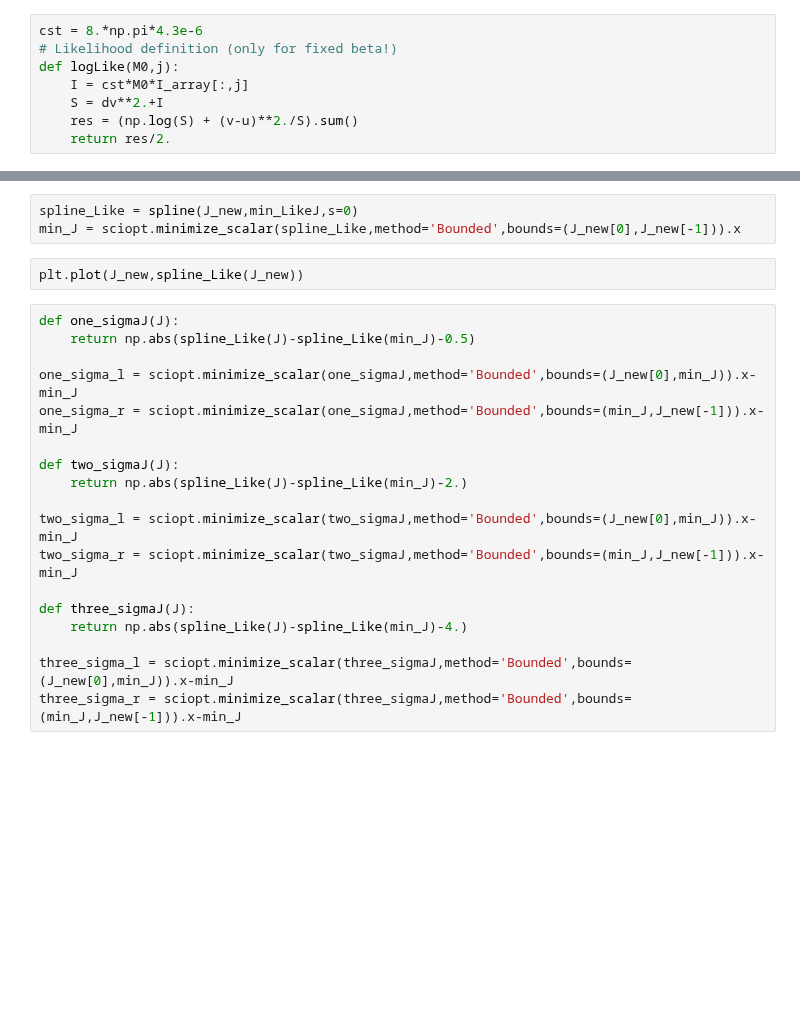
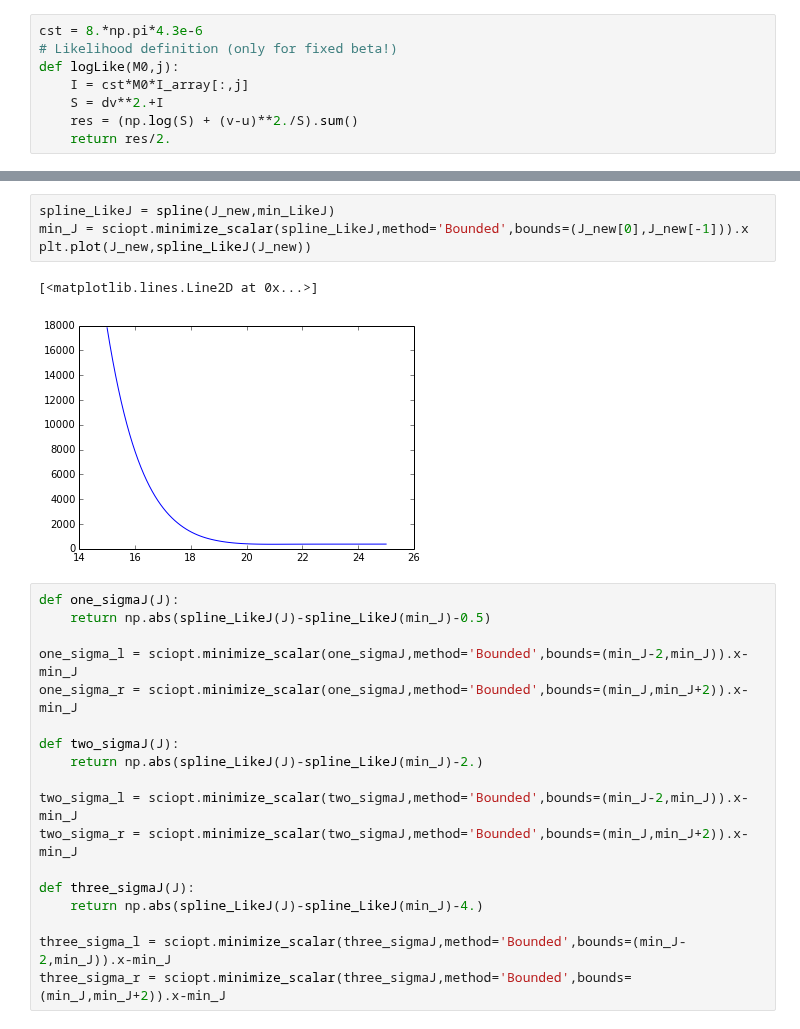
Before and after one commit to achiappo/FRESKA, a Jupyter notebook: simulation.ipynb, the cells around one changed output, grey strips where cells are left out. Saved outputs shown, nothing was run; the diff lists cells and outputs as text; blank space fills up the shorter version.

```diff
--- a/simulation.ipynb
+++ b/simulation.ipynb
@@ -141,26 +152,28 @@ for i,J in enumerate(J_array):
 # %%
-spline_Like = spline(J_new,min_LikeJ,s=0)
-min_J = sciopt.minimize_scalar(spline_Like,method='Bounded',bounds=(J_new[0],J_new[-1])).x
+spline_LikeJ = spline(J_new,min_LikeJ)
+min_J = sciopt.minimize_scalar(spline_LikeJ,method='Bounded',bounds=(J_new[0],J_new[-1])).x
+plt.plot(J_new,spline_LikeJ(J_new))
+# %% [output]
+[<matplotlib.lines.Line2D at 0x...>]
+[figure, added]
-# %%
-plt.plot(J_new,spline_Like(J_new))
 # %%
 def one_sigmaJ(J):
-    return np.abs(spline_Like(J)-spline_Like(min_J)-0.5)
+    return np.abs(spline_LikeJ(J)-spline_LikeJ(min_J)-0.5)
 
-one_sigma_l = sciopt.minimize_scalar(one_sigmaJ,method='Bounded',bounds=(J_new[0],min_J)).x-min_J
-one_sigma_r = sciopt.minimize_scalar(one_sigmaJ,method='Bounded',bounds=(min_J,J_new[-1])).x-min_J
+one_sigma_l = sciopt.minimize_scalar(one_sigmaJ,method='Bounded',bounds=(min_J-2,min_J)).x-min_J
+one_sigma_r = sciopt.minimize_scalar(one_sigmaJ,method='Bounded',bounds=(min_J,min_J+2)).x-min_J
 
 def two_sigmaJ(J):
-    return np.abs(spline_Like(J)-spline_Like(min_J)-2.)
+    return np.abs(spline_LikeJ(J)-spline_LikeJ(min_J)-2.)
 
-two_sigma_l = sciopt.minimize_scalar(two_sigmaJ,method='Bounded',bounds=(J_new[0],min_J)).x-min_J
-two_sigma_r = sciopt.minimize_scalar(two_sigmaJ,method='Bounded',bounds=(min_J,J_new[-1])).x-min_J
+two_sigma_l = sciopt.minimize_scalar(two_sigmaJ,method='Bounded',bounds=(min_J-2,min_J)).x-min_J
+two_sigma_r = sciopt.minimize_scalar(two_sigmaJ,method='Bounded',bounds=(min_J,min_J+2)).x-min_J
 
 def three_sigmaJ(J):
-    return np.abs(spline_Like(J)-spline_Like(min_J)-4.)
+    return np.abs(spline_LikeJ(J)-spline_LikeJ(min_J)-4.)
 
-three_sigma_l = sciopt.minimize_scalar(three_sigmaJ,method='Bounded',bounds=(J_new[0],min_J)).x-min_J
-three_sigma_r = sciopt.minimize_scalar(three_sigmaJ,method='Bounded',bounds=(min_J,J_new[-1])).x-min_J
+three_sigma_l = sciopt.minimize_scalar(three_sigmaJ,method='Bounded',bounds=(min_J-2,min_J)).x-min_J
+three_sigma_r = sciopt.minimize_scalar(three_sigmaJ,method='Bounded',bounds=(min_J,min_J+2)).x-min_J
 # %%
 print round(min_J,2),round(one_sigma_l,2),round(one_sigma_r,2),round(two_sigma_l,2),\
 round(two_sigma_r,2),round(three_sigma_l,2),round(three_sigma_r,2)
```
Also changed, not shown: parts of 15 cells of this notebook.
